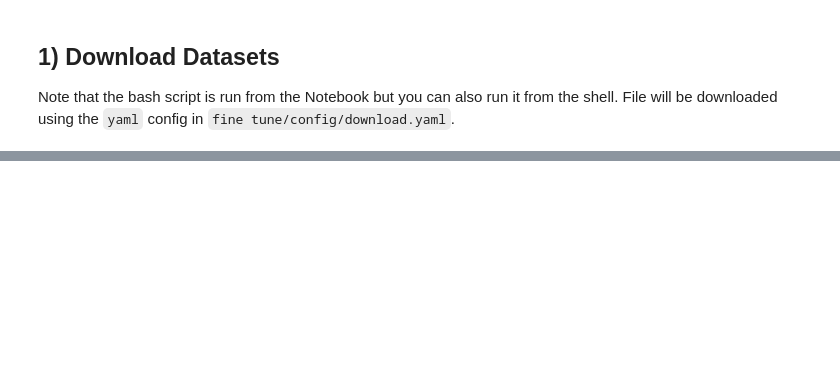
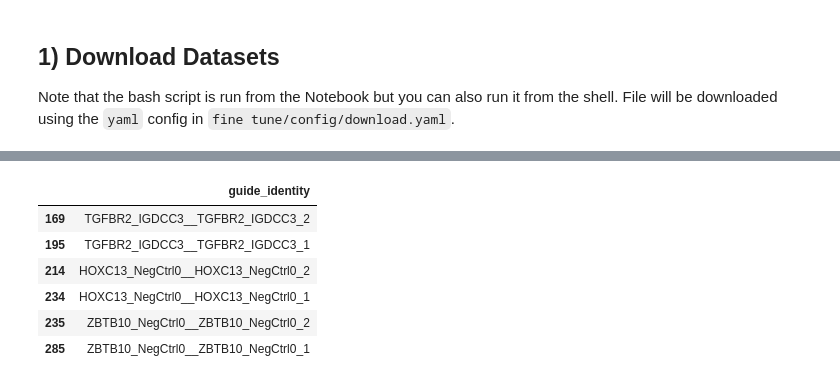
Before and after one commit to HugoHakem/cellarium-ml, a Jupyter notebook: fine_tune/notebooks/benchmarking.ipynb, the cells around one changed output, grey strips where cells are left out. Saved outputs shown, nothing was run; the diff lists cells and outputs as text; code cells hidden in the pictures; blank space fills up the shorter version.

Commit message:
feat: process norman guide_id

```diff
--- a/fine_tune/notebooks/benchmarking.ipynb
+++ b/fine_tune/notebooks/benchmarking.ipynb
@@ -337,17 +589,21 @@ gene_name = pd.read_csv(
 # Define paths
 norman_dir = data_path.joinpath("raw/raw_norman")
 
-# Load gene and barcode names
-genes = pd.read_csv(norman_dir / "genes.tsv.gz", header=None, sep="\t")
+# Load gene, barcode names, cell identities
+_genes = pd.read_csv(norman_dir / "genes.tsv.gz", header=None, sep="\t")
 barcodes = pd.read_csv(norman_dir / "barcodes.tsv.gz", header=None)
-
-# Load cell identities
 cell_identities = pd.read_csv(norman_dir / "cell_identities.csv.gz", index_col=0)
 
+# Load matrix and filter out barcodes with no information:
+mask = barcodes.isin(cell_identities.index).to_numpy().ravel()
+matrix = mmread(norman_dir.joinpath("matrix.mtx.gz")).tocsr().T[mask, :]
+
+# retain solely ensembl_id and not gene_name as we use custom gene_name
+genes = _genes.rename(columns={0: "ensembl_id"})[["ensembl_id"]].set_index("ensembl_id")
+
 # Build AnnData
-adata_norman = ad.io.read_mtx(norman_dir / "matrix.mtx.gz").T
-adata_norman.var_names = genes[0].values
-adata_norman.obs_names = barcodes[0].values
-# adata.obs = cell_identities.loc[adata.obs_names] fail because more barcodes than cell_identity.
-adata_norman.obs = pd.DataFrame(index=adata_norman.obs_names)
-adata_norman.obs = adata_norman.obs.join(cell_identities) # fill with NaN barcodes with non found identity
+adata_norman = ad.AnnData(
+    X=matrix,
+    obs=cell_identities,
+    var=genes
+)
@@ -353,0 +701,18 @@ adata_norman.obs = adata_norman.obs.join(cell_identities) # fill with NaN barcod
+# %%
+unique_guide = (adata_norman.obs["guide_identity"]
+ .drop_duplicates()
+ .str.split("__").apply(lambda row: "__".join(list(dict.fromkeys(row)))) # `dict.fromkeys()` ~ `set` but preserve order
+ .drop_duplicates()
+ .to_frame()
+ .reset_index(drop=True)
+)
+# Check for the remaining double underscore separated guide:
+unique_guide[unique_guide["guide_identity"].str.contains("__")]
+# %% [output]
+|  | guide_identity |
+| 169 | TGFBR2_IGDCC3__TGFBR2_IGDCC3_2 |
+| 195 | TGFBR2_IGDCC3__TGFBR2_IGDCC3_1 |
+| 214 | HOXC13_NegCtrl0__HOXC13_NegCtrl0_2 |
+| 234 | HOXC13_NegCtrl0__HOXC13_NegCtrl0_1 |
+| 235 | ZBTB10_NegCtrl0__ZBTB10_NegCtrl0_2 |
+| 285 | ZBTB10_NegCtrl0__ZBTB10_NegCtrl0_1 |
```
Also changed, not shown: parts of 38 cells of this notebook, 3 other files.
